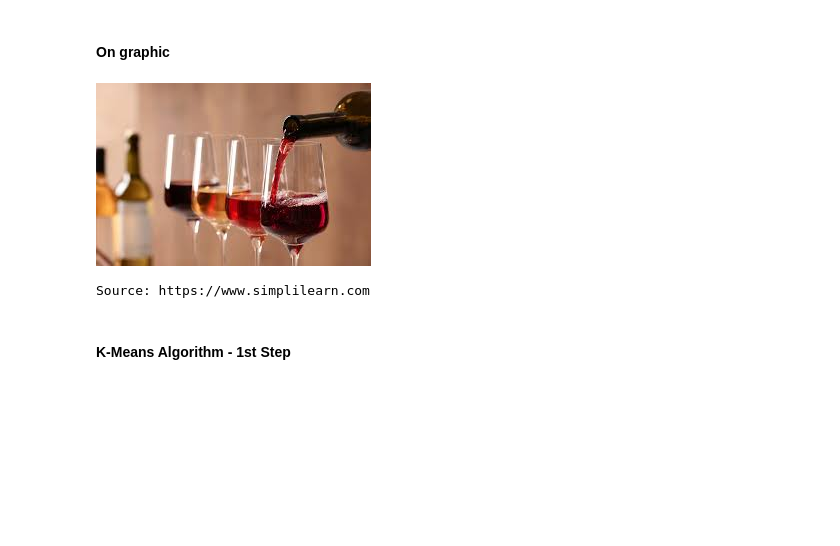
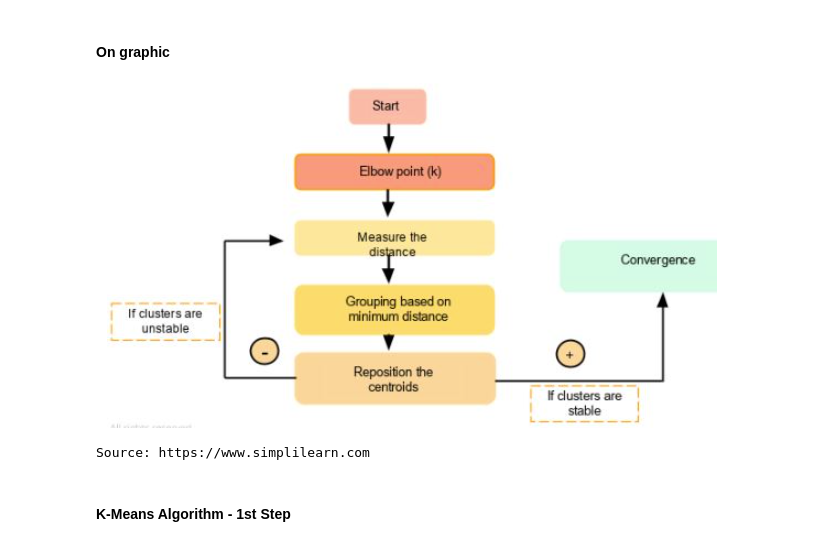
Before and after one commit to alexpaulooliveira/data_science_exerc___sklearn__pipeline.kmeans.standardscaler__winedataset__start_point, a Jupyter notebook: data_science_exerc___sklearn__pipeline.kmeans.standardscaler__winedataset__start_point.ipynb, the cells around one changed output. Cells and saved outputs as stored; diff of their text form; code cells hidden in the pictures; blank space fills up the shorter version.

```diff
--- a/data_science_exerc___sklearn__pipeline.kmeans.standardscaler__winedataset__start_point.ipynb
+++ b/data_science_exerc___sklearn__pipeline.kmeans.standardscaler__winedataset__start_point.ipynb
@@ -37,11 +37,11 @@ Source: https://www.codecademy.com
 # %% [markdown]
 #### On graphic
 # %%
-display(Image(filename='./wines.jpg'))
+display(Image(filename='./kmeansalg.png'))
 
 print('Source: https://www.simplilearn.com')
 # %% [output]
-[figure, old version]
+[figure, new version]
 Source: https://www.simplilearn.com
 # %% [markdown]
 #### K-Means Algorithm - 1st Step
```
